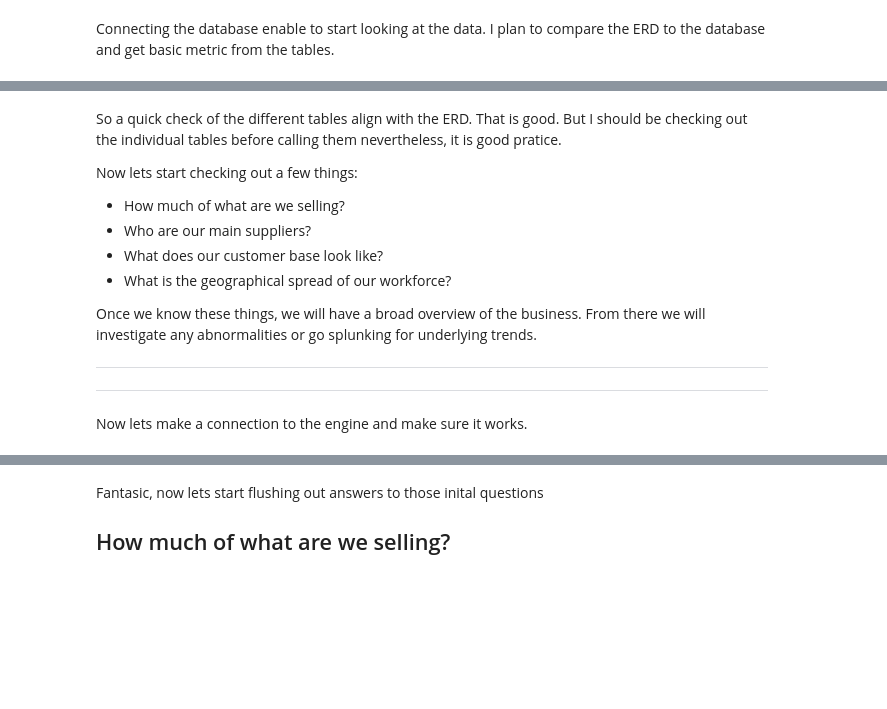
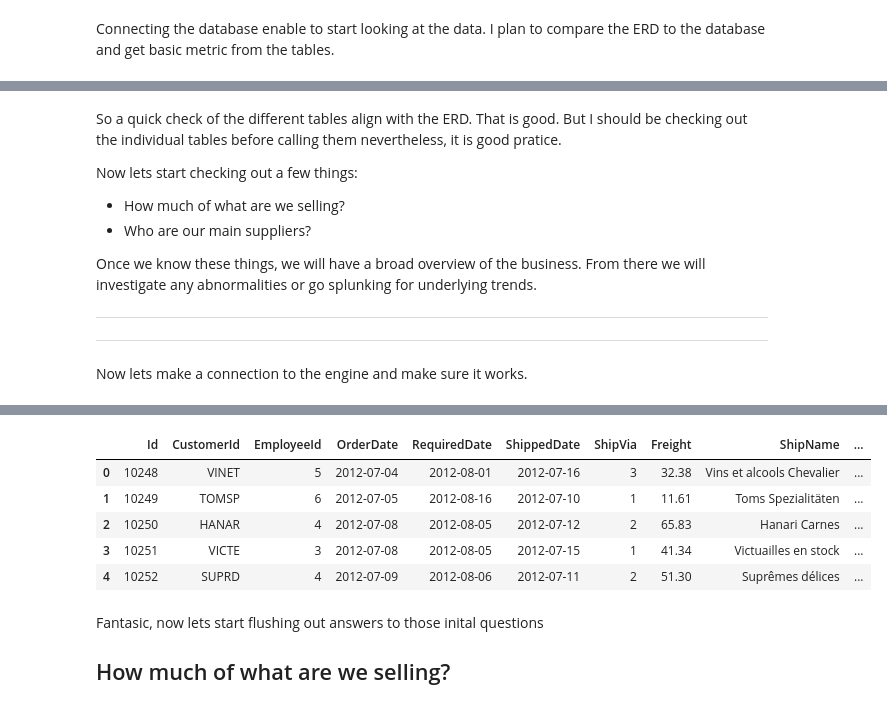
Before and after one commit to learn-co-students/dc-ds-010620, a Jupyter notebook: module-3/coach-lab/day-1/hypo_tests.ipynb, the cells around one changed output, grey strips where cells are left out. Cells and saved outputs as stored; diff of their text form; code cells hidden in the pictures; blank space fills up the shorter version.

```diff
--- a/module-3/coach-lab/day-1/hypo_tests.ipynb
+++ b/module-3/coach-lab/day-1/hypo_tests.ipynb
@@ -48,8 +68,6 @@ So a quick check of the different tables align with the ERD. That is good. But I
 Now lets start checking out a few things:
 - How much of what are we selling?
 - Who are our main suppliers?
-- What does our customer base look like?
-- What is the geographical spread of our workforce?
 
 Once we know these things, we will have a broad overview of the business. From there we will investigate any abnormalities or go splunking for underlying trends.
 ___
@@ -58,6 +76,7 @@ Now lets make a connection to the engine and make sure it works.
 # %%
 con = engine.connect() #connecting the engine to be able to make queries
 # %%
-q = '''''' #simple query get everything from [Order]
+q = '''SELECT * from [Order]''' #simple query get everything from [Order]
 df_order = pd.read_sql_query(q, engine) #puts the information from the query into a dataframe
 df_order.head()
+# %% [output]
@@ -64,3 +85,9 @@ df_order.head()
+|  | Id | CustomerId | EmployeeId | OrderDate | RequiredDate | ShippedDate | ShipVia | Freight | ShipName | ... |
+| 0 | 10248 | VINET | 5 | 2012-07-04 | 2012-08-01 | 2012-07-16 | 3 | 32.38 | Vins et alcools Chevalier | ... |
+| 1 | 10249 | TOMSP | 6 | 2012-07-05 | 2012-08-16 | 2012-07-10 | 1 | 11.61 | Toms Spezialitäten | ... |
+| 2 | 10250 | HANAR | 4 | 2012-07-08 | 2012-08-05 | 2012-07-12 | 2 | 65.83 | Hanari Carnes | ... |
+| 3 | 10251 | VICTE | 3 | 2012-07-08 | 2012-08-05 | 2012-07-15 | 1 | 41.34 | Victuailles en stock | ... |
+| 4 | 10252 | SUPRD | 4 | 2012-07-09 | 2012-08-06 | 2012-07-11 | 2 | 51.30 | Suprêmes délices | ... |
 # %% [markdown]
 Fantasic, now lets start flushing out answers to those inital questions
 
```
Also changed, not shown: parts of 28 cells of this notebook.
